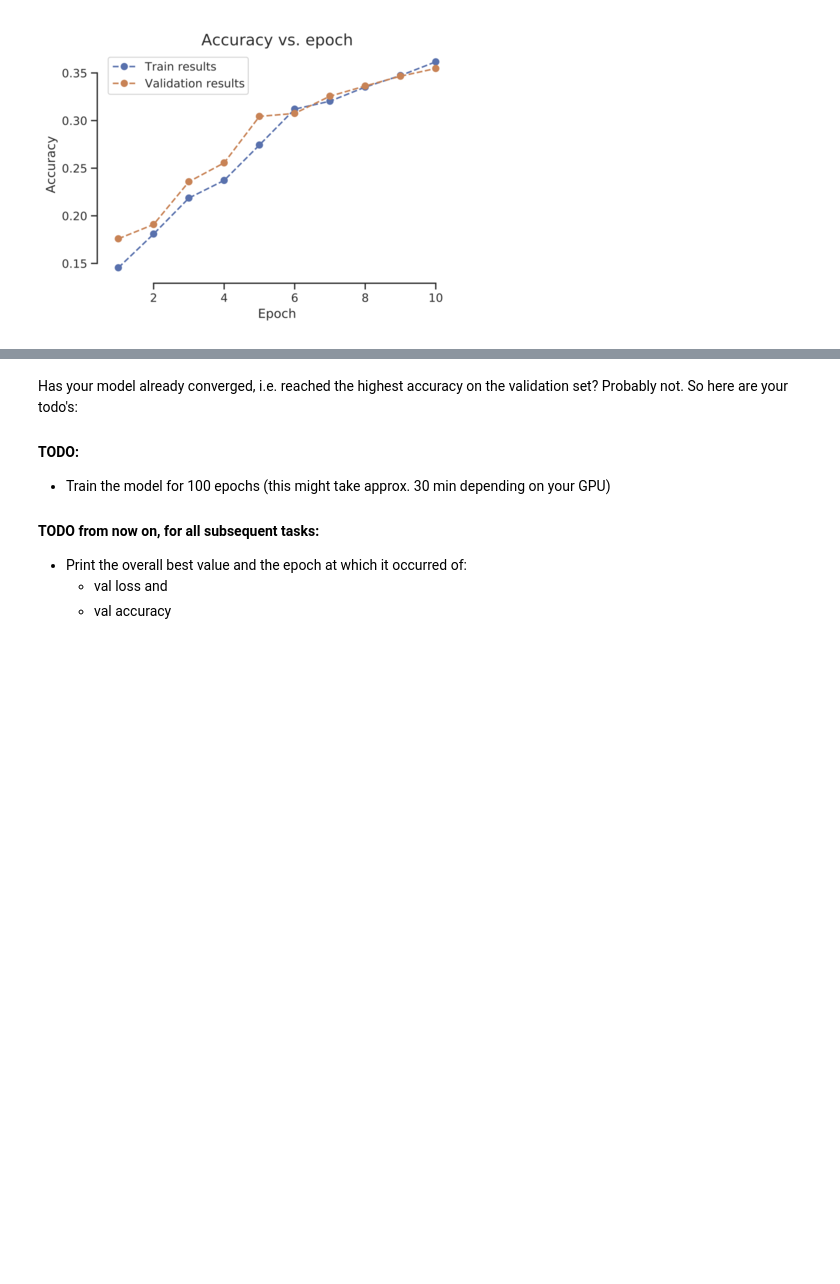
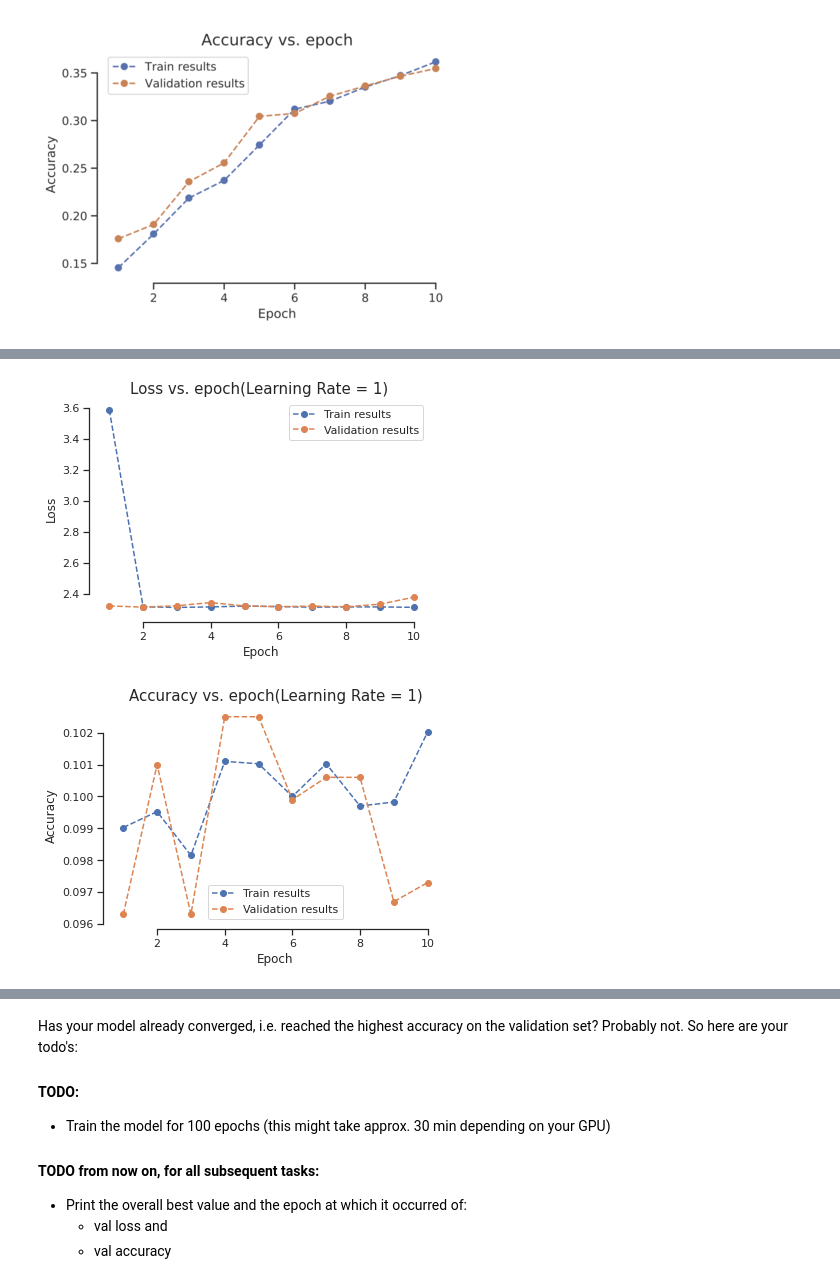
Before and after one commit to Smitpatel37/Deep-Learning-Assignments, a Jupyter notebook: Ex-2/Ex2_2022.ipynb, the cells around one changed output, grey strips where cells are left out. Saved outputs shown, nothing was run; the diff lists cells and outputs as text; code cells hidden in the pictures; blank space fills up the shorter version.

Commit message:
LR plots

```diff
--- a/Ex-2/Ex2_2022.ipynb
+++ b/Ex-2/Ex2_2022.ipynb
@@ -400,8 +402,8 @@ def run_training(model, optimizer, loss_function, device, num_epochs,
             ####################
             ## YOUR CODE HERE ##
             ####################
-            if train_accs[-1] - train_accs[-2] < 0.05:
-              raise NotImplementedError
+         #   if train_accs[-1] - train_accs[-2] < 0.05:
+                  raise NotImplementedError
 
             # END OF YOUR CODE #
 
@@ -487,15 +489,18 @@ class MLP(nn.Module):
         ####################
         ## YOUR CODE HERE ##
         ####################
-        input_layer = torch.nn.Linear(img_width * num_in_channels, num_hidden_units)
+        super().__init__()
+        self.mlp_layers = nn.Sequential(
+            nn.Flatten(),
+            nn.Linear(img_width*img_width*num_in_channels, num_hidden_units),
+            nn.ReLU(),
+            nn.Linear(num_hidden_units, num_hidden_layers),
+            nn.ReLU(),
+            nn.Linear(num_hidden_layers,num_classes)
 
-        for i in range(num_hidden_layers):
-          name = 'hidden_layer'+i
-          name_drop = 'hlayer'+i+'_drop'
-          locals()[name] = torch.nn.Linear(num_hidden_units, num_hidden_units)
-          locals()[name_drop] = torch.nn.Dropout(0.5)
+        )
 
-        output_layer = torch.nn.Linear(num_hidden_layers, num_classes)
+
 
 
     def forward(self, x):
@@ -509,20 +514,12 @@ class MLP(nn.Module):
             torch.Tensor, shape (batchsize, num_classes): Tensor of model
                 predictions
         """
+
         ####################
         ## YOUR CODE HERE ##
         ####################
-        x = x.flatten()
 
-        x = torch.nn.functional.relu(self.input_layer)
-
-        for i in range(self.num_hidden_layers):
-          name = 'hidden_layer'+i
-          name_drop = 'hlayer'+i+'_drop'
-          x = torch.nn.functional.relu(self.name)
-          x = self.name_drop(x)
-
-        return self.output_layer(x)
+        return self.mlp_layers(x)
 # %% [markdown]
 ## Model training: learning rate
 
@@ -558,0 +552,8 @@ For optimization, we do not use SGD as in exercise 1, but the commonly used Adam
+# %%
+####################
+## YOUR CODE HERE ##
+####################
+mlp = MLP(32,3,10,30,1,None).to(device="cuda")#Instantiate a MLP model with one hidden layer and ReLU activation function
+optimizer = torch.optim.Adam(mlp.parameters(), lr=1)# the Adam optimizer with lr = 1
+loss_func = nn.CrossEntropyLoss().to(device="cuda")# Loss function
+train_losses, val_losses, train_accs, val_accs, confusion_matrix = run_training(mlp,optimizer,loss_func,"cuda",10,train_set,val_set, None, False)# train for 10 epochs
@@ -558,0 +563,6 @@ For optimization, we do not use SGD as in exercise 1, but the commonly used Adam
+# %%
+plot('Loss vs. epoch(Learning Rate = 1) ', 'Loss',train_losses, val_losses)
+plot('Accuracy vs. epoch(Learning Rate = 1)', 'Accuracy', train_accs, val_accs)
+# %% [output]
+[figure, added]
+[figure, added]
```
Also changed, not shown: parts of 18 cells of this notebook.
